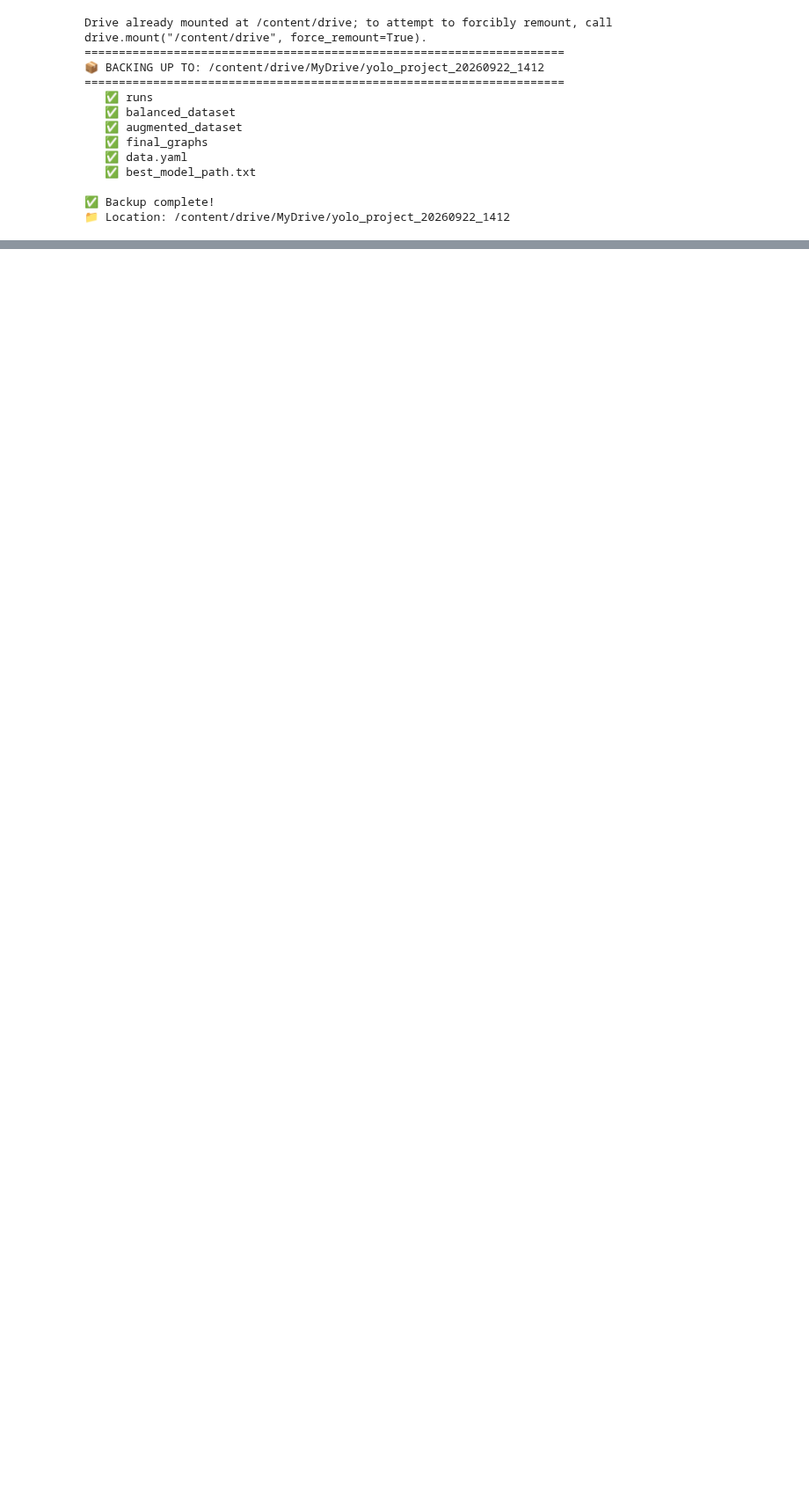
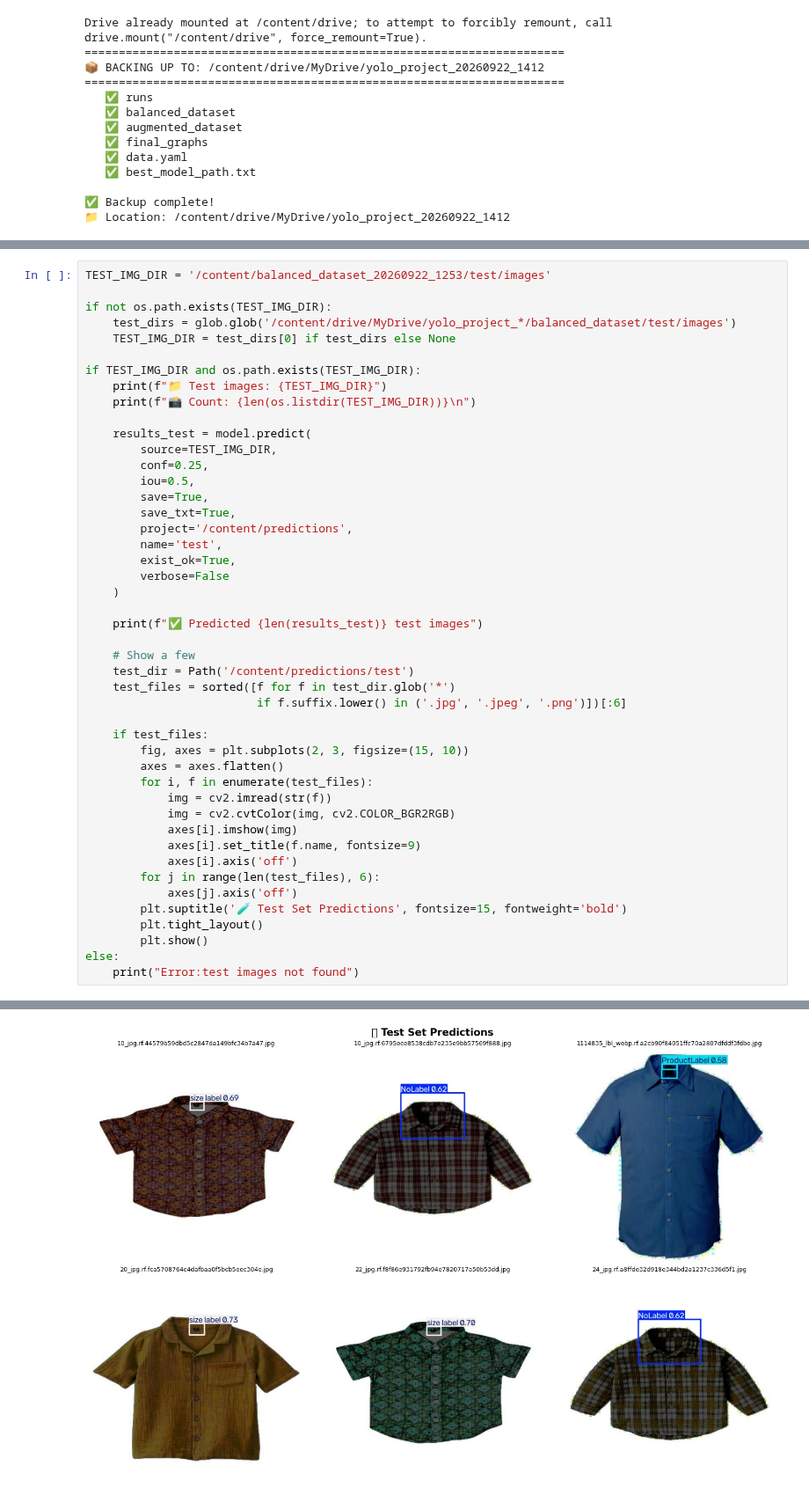
Before and after one commit to Ishini01/garment_defect_system, a Jupyter notebook: Missing_Lables.ipynb, the cells around one changed output, grey strips where cells are left out. Shown at 88% size. Drawn from its saved outputs; the diff is of its cells as text; blank space fills up the shorter version.

```diff
--- a/Missing_Lables.ipynb
+++ b/Missing_Lables.ipynb
@@ -1451,0 +1481,47 @@ Drive already mounted at /content/drive; to attempt to forcibly remount, call dr
+# %%
+TEST_IMG_DIR = '/content/balanced_dataset_20260922_1253/test/images'
+
+if not os.path.exists(TEST_IMG_DIR):
+    test_dirs = glob.glob('/content/drive/MyDrive/yolo_project_*/balanced_dataset/test/images')
+    TEST_IMG_DIR = test_dirs[0] if test_dirs else None
+
+if TEST_IMG_DIR and os.path.exists(TEST_IMG_DIR):
+    print(f"📁 Test images: {TEST_IMG_DIR}")
+    print(f"📸 Count: {len(os.listdir(TEST_IMG_DIR))}\n")
+
+    results_test = model.predict(
+        source=TEST_IMG_DIR,
+        conf=0.25,
+        iou=0.5,
+        save=True,
+        save_txt=True,
+        project='/content/predictions',
+        name='test',
+        exist_ok=True,
+        verbose=False
+    )
+
+    print(f"✅ Predicted {len(results_test)} test images")
+
+    # Show a few
+    test_dir = Path('/content/predictions/test')
+    test_files = sorted([f for f in test_dir.glob('*')
+                         if f.suffix.lower() in ('.jpg', '.jpeg', '.png')])[:6]
+
+    if test_files:
+        fig, axes = plt.subplots(2, 3, figsize=(15, 10))
+        axes = axes.flatten()
+        for i, f in enumerate(test_files):
+            img = cv2.imread(str(f))
+            img = cv2.cvtColor(img, cv2.COLOR_BGR2RGB)
+            axes[i].imshow(img)
+            axes[i].set_title(f.name, fontsize=9)
+            axes[i].axis('off')
+        for j in range(len(test_files), 6):
+            axes[j].axis('off')
+        plt.suptitle('🧪 Test Set Predictions', fontsize=15, fontweight='bold')
+        plt.tight_layout()
+        plt.show()
+else:
+    print("Error:test images not found")
+# %% [output]
@@ -1451,0 +1534 @@ Drive already mounted at /content/drive; to attempt to forcibly remount, call dr
+[figure, added]
```
Also changed, not shown: parts of 2 cells of this notebook.
